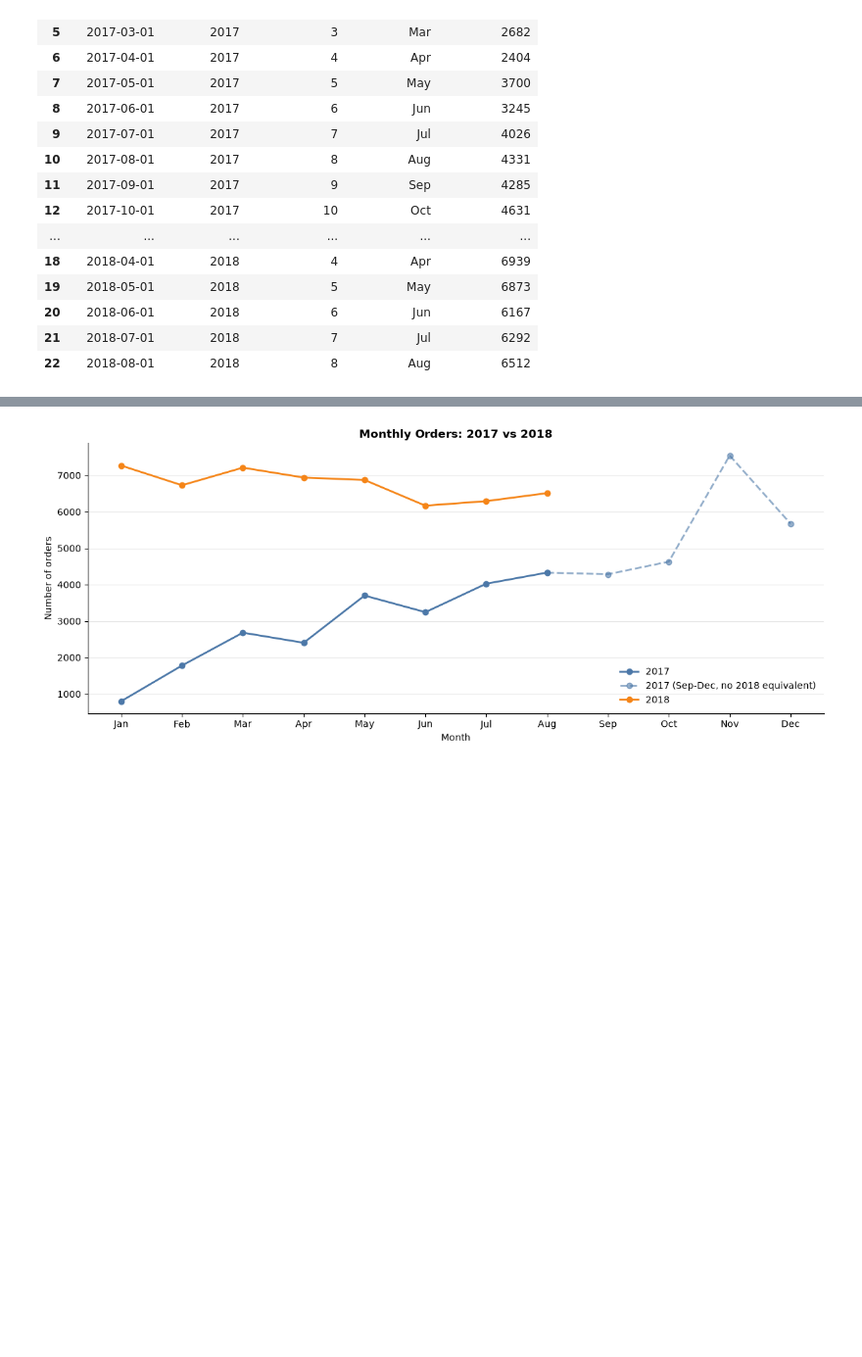
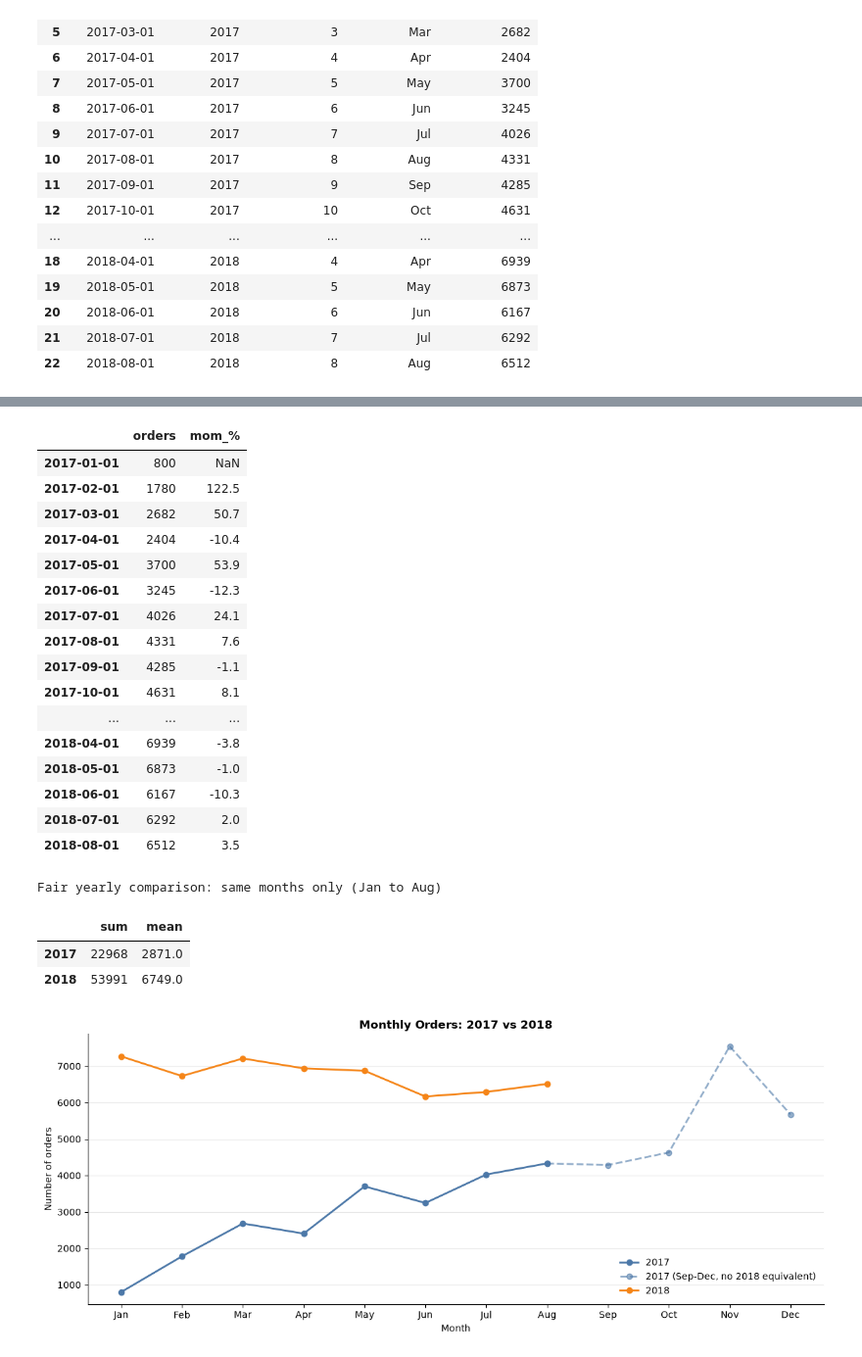
Before and after one commit to Abolfazl-Moradi006/Olist-data-analysis, a Jupyter notebook: Notebooks/3_Order Status & Time Trend Analysis.ipynb, the cells around one changed output, grey strips where cells are left out. Shown at 98% size. Cells and saved outputs as stored; diff of their text form; code cells hidden in the pictures; blank space fills up the shorter version.

Commit message:
complete yearly comparison

```diff
--- a/Notebooks/3_Order Status & Time Trend Analysis.ipynb
+++ b/Notebooks/3_Order Status & Time Trend Analysis.ipynb
@@ -308,3 +315,37 @@ average number of order per month in year 2018 :6748.875
+# %%
+valid = timeline[START:END]
+
+# Month-over-month % change (first month is NaN, which is correct)
+mom = valid.pct_change().mul(100).round(1)
+
+mom_table = pd.DataFrame({"orders": valid, "mom_%": mom})
+display(mom_table)
+
+print("Fair yearly comparison: same months only (Jan to Aug)")
+jan_aug = valid[valid.index.month <= 8]
+display(jan_aug.groupby(jan_aug.index.year).agg(["sum", "mean"]).round(0))
+# %% [output]
+|  | orders | mom_% |
+| 2017-01-01 | 800 | NaN |
+| 2017-02-01 | 1780 | 122.5 |
+| 2017-03-01 | 2682 | 50.7 |
+| 2017-04-01 | 2404 | -10.4 |
+| 2017-05-01 | 3700 | 53.9 |
+| 2017-06-01 | 3245 | -12.3 |
+| 2017-07-01 | 4026 | 24.1 |
+| 2017-08-01 | 4331 | 7.6 |
+| 2017-09-01 | 4285 | -1.1 |
+| 2017-10-01 | 4631 | 8.1 |
+| ... | ... | ... |
+| 2018-04-01 | 6939 | -3.8 |
+| 2018-05-01 | 6873 | -1.0 |
+| 2018-06-01 | 6167 | -10.3 |
+| 2018-07-01 | 6292 | 2.0 |
+| 2018-08-01 | 6512 | 3.5 |
+Fair yearly comparison: same months only (Jan to Aug)
+|  | sum | mean |
+| 2017 | 22968 | 2871.0 |
+| 2018 | 53991 | 6749.0 |
 # %%
 #comparable chart (year 2017 vs 2018)
 # Pivot: rows = month number, columns = year
```
Also changed, not shown: parts of 3 cells of this notebook.
